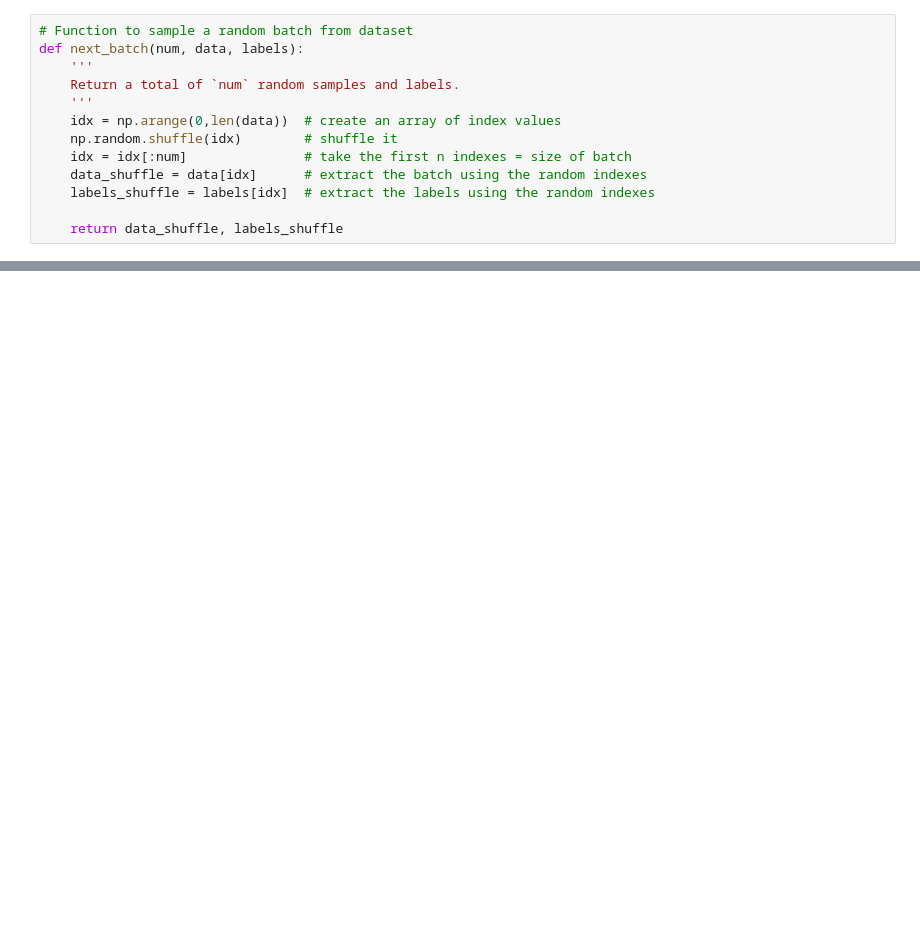
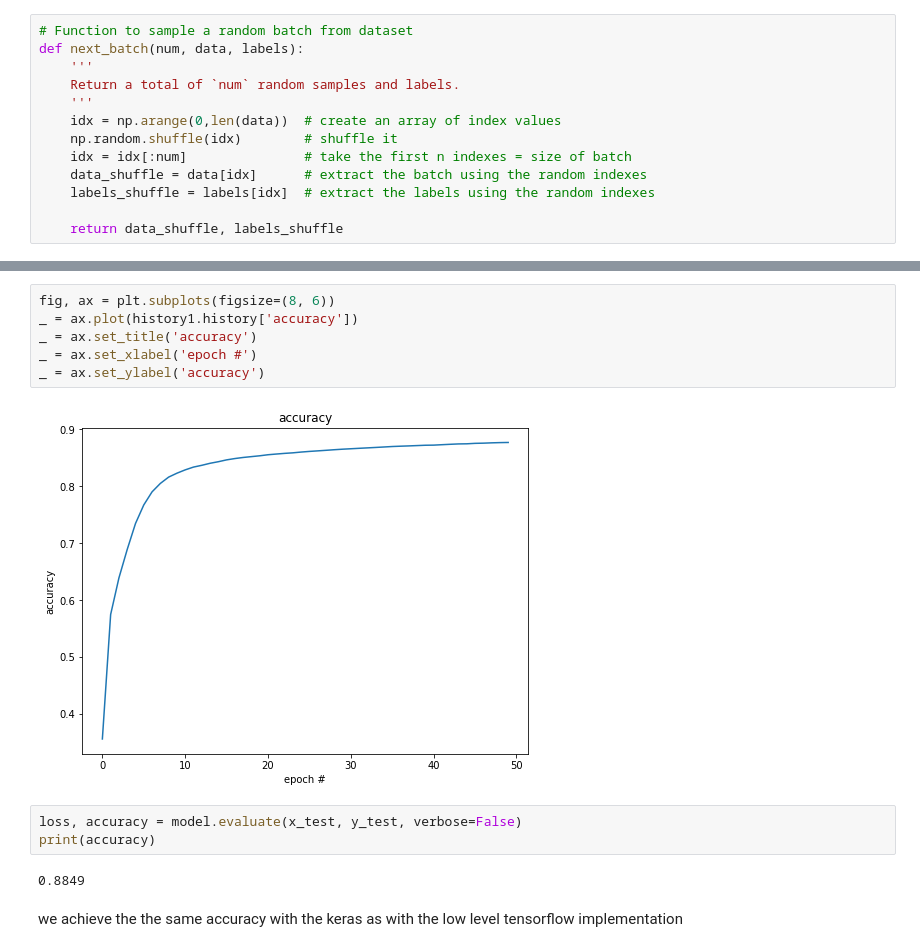
Before and after one commit to codax0r/mse-delearn, a Jupyter notebook: cre/w6-tensorflow-MLP-stud.ipynb, the cells around one changed output, grey strips where cells are left out. Drawn from its saved outputs; the diff is of its cells as text; blank space fills up the shorter version.

```diff
--- a/cre/w6-tensorflow-MLP-stud.ipynb
+++ b/cre/w6-tensorflow-MLP-stud.ipynb
@@ -135,0 +206,15 @@ print('error rate :  %2.2f %%'% (error_rate*100.0))
+# %%
+fig, ax = plt.subplots(figsize=(8, 6))
+_ = ax.plot(history1.history['accuracy'])
+_ = ax.set_title('accuracy')
+_ = ax.set_xlabel('epoch #')
+_ = ax.set_ylabel('accuracy')
+# %% [output]
+[figure, added]
+# %%
+loss, accuracy = model.evaluate(x_test, y_test, verbose=False)
+print(accuracy)
+# %% [output]
+0.8849
+# %% [markdown]
+we achieve the the same accuracy with the keras as with the low level tensorflow implementation
```
Also changed, not shown: parts of 9 cells of this notebook, 1 other file.
